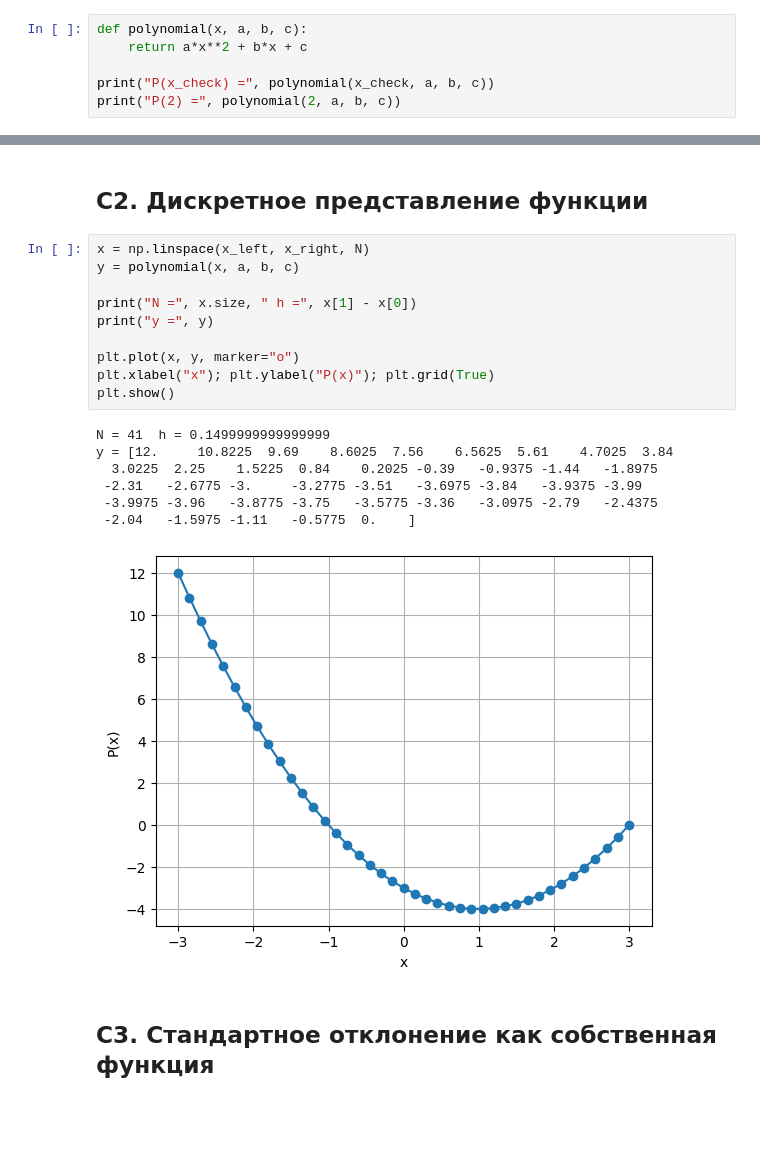
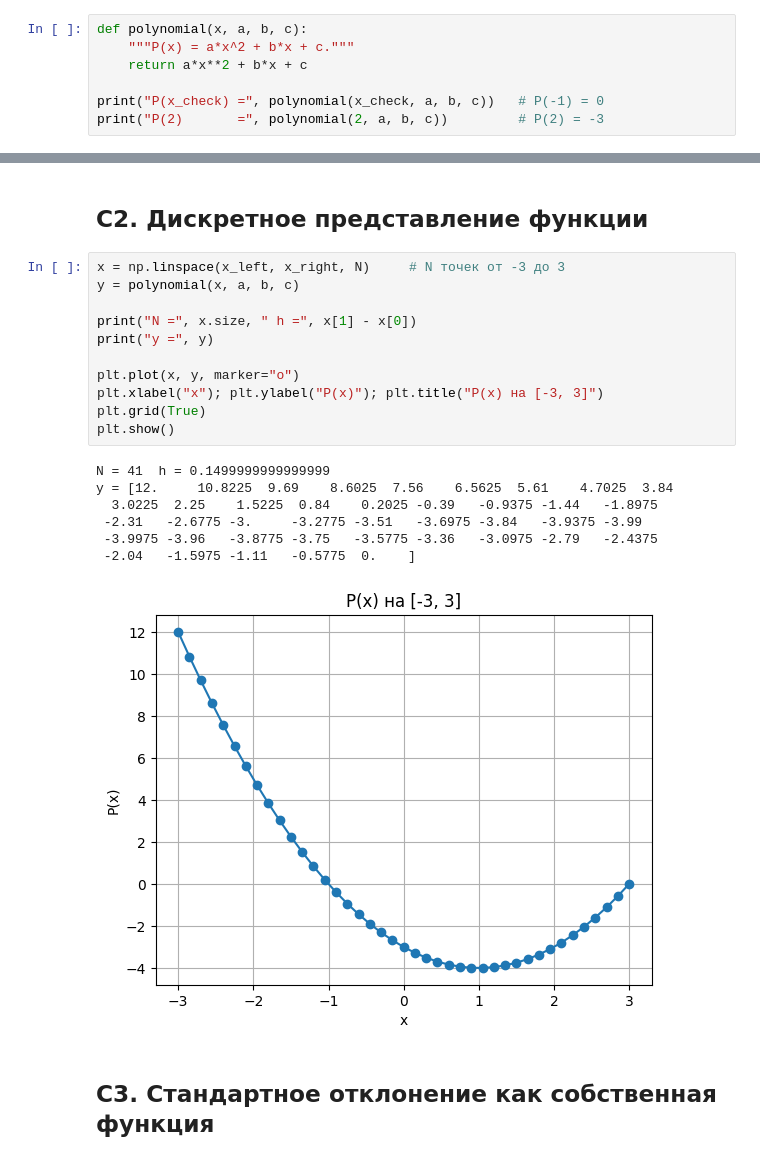
Before and after one commit to forgamesnsr-code/Computer-graphics, a Jupyter notebook: Лабораторные задания/lab03_functions_noise.ipynb, the cells around one changed output, grey strips where cells are left out. Drawn from its saved outputs; the diff is of its cells as text; blank space fills up the shorter version.

```diff
--- a/Лабораторные задания/lab03_functions_noise.ipynb
+++ b/Лабораторные задания/lab03_functions_noise.ipynb
@@ -54,9 +26,10 @@ print("Вариант", VARIANT, ": P(x) =", a, "x^2 +", b, "x +", c)
 ## С1. Параметризованная функция
 # %%
 def polynomial(x, a, b, c):
+    """P(x) = a*x^2 + b*x + c."""
     return a*x**2 + b*x + c
 
-print("P(x_check) =", polynomial(x_check, a, b, c))
-print("P(2) =", polynomial(2, a, b, c))
+print("P(x_check) =", polynomial(x_check, a, b, c))   # P(-1) = 0
+print("P(2)       =", polynomial(2, a, b, c))         # P(2) = -3
 # %% [output]
 P(x_check) = 0
@@ -64,23 +37,24 @@ P(2) = -3
 # %% [markdown]
 ## С2. Дискретное представление функции
 # %%
-x = np.linspace(x_left, x_right, N)
+x = np.linspace(x_left, x_right, N)     # N точек от -3 до 3
 y = polynomial(x, a, b, c)
 
 print("N =", x.size, " h =", x[1] - x[0])
 print("y =", y)
 
 plt.plot(x, y, marker="o")
-plt.xlabel("x"); plt.ylabel("P(x)"); plt.grid(True)
+plt.xlabel("x"); plt.ylabel("P(x)"); plt.title("P(x) на [-3, 3]")
+plt.grid(True)
 plt.show()
 # %% [output]
 N = 41  h = 0.1499999999999999
 y = [12.     10.8225  9.69    8.6025  7.56    6.5625  5.61    4.7025  3.84
   3.0225  2.25    1.5225  0.84    0.2025 -0.39   -0.9375 -1.44   -1.8975
  -2.31   -2.6775 -3.     -3.2775 -3.51   -3.6975 -3.84   -3.9375 -3.99
  -3.9975 -3.96   -3.8775 -3.75   -3.5775 -3.36   -3.0975 -2.79   -2.4375
  -2.04   -1.5975 -1.11   -0.5775  0.    ]
-[figure, old version]
+[figure, new version]
 # %% [markdown]
 ## С3. Стандартное отклонение как собственная функция
 # %%
```
Also changed, not shown: parts of 4 cells of this notebook, 1 other file.
